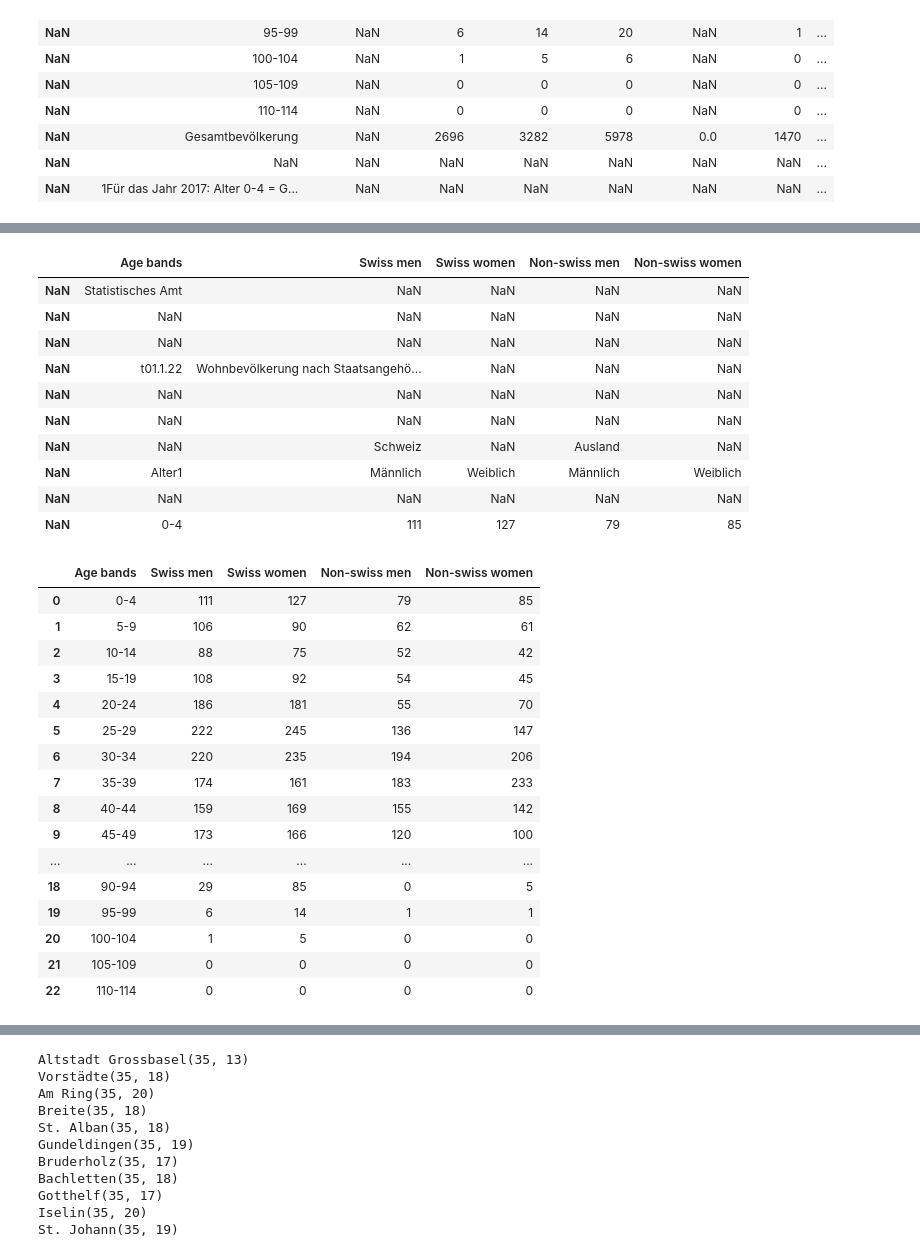
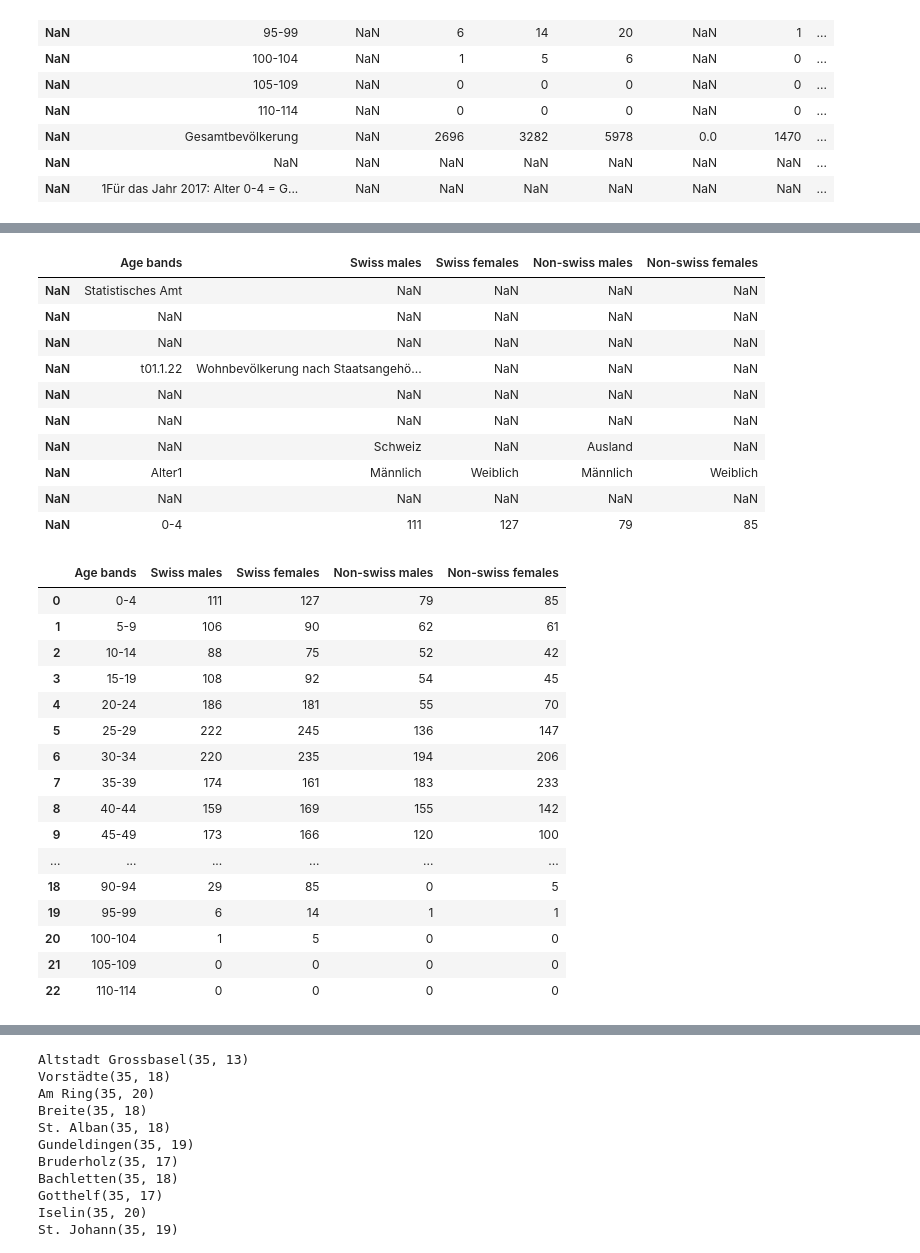
Before and after one commit to scrambldchannel/TaxationInequality, a Jupyter notebook: code/data cleansing/Cleaning t01-1-22_Alter und Wohnviertel.ipynb, the cells around one changed output, grey strips where cells are left out. Saved outputs shown, nothing was run; the diff lists cells and outputs as text; code cells hidden in the pictures.

```diff
--- a/code/data cleansing/Cleaning t01-1-22_Alter und Wohnviertel.ipynb
+++ b/code/data cleansing/Cleaning t01-1-22_Alter und Wohnviertel.ipynb
@@ -129,17 +103,17 @@ Let's try to drop the irrelevant rows and columns for a single sheet first and t
 # %%
 # first pull the entire Breite sheet into a dataframe variable
 df = data.parse('Breite')
 
 # rename the columns ones we want to retain
-df.rename(columns={'Präsidialdepartement des Kantons Basel-Stadt': 'Age bands', 'Unnamed: 2' : 'Swiss men', 'Unnamed: 3' : 'Swiss women', 'Unnamed: 6' : 'Non-swiss men', 'Unnamed: 7' : 'Non-swiss women'}, inplace = True)
+df.rename(columns={'Präsidialdepartement des Kantons Basel-Stadt': 'Age bands', 'Unnamed: 2' : 'Swiss males', 'Unnamed: 3' : 'Swiss females', 'Unnamed: 6' : 'Non-swiss males', 'Unnamed: 7' : 'Non-swiss females'}, inplace = True)
 
 # drop those we don't want
 df.drop(['Unnamed: 1', 'Unnamed: 4', 'Unnamed: 5', 'Unnamed: 8', 'Unnamed: 9', 'Unnamed: 10', 'Unnamed: 11', 'Unnamed: 12', 'Unnamed: 13', 'Unnamed: 14',
        'Unnamed: 15', 'Unnamed: 16', 'Unnamed: 17'], axis = 1, inplace = True)
 
 df.head(10)
 # %% [output]
-|  | Age bands | Swiss men | Swiss women | Non-swiss men | Non-swiss women |
+|  | Age bands | Swiss males | Swiss females | Non-swiss males | Non-swiss females |
 | NaN | Statistisches Amt | NaN | NaN | NaN | NaN |
 | NaN | NaN | NaN | NaN | NaN | NaN |
 | NaN | NaN | NaN | NaN | NaN | NaN |
@@ -166,7 +140,7 @@ df.reset_index(inplace = True, drop = True)
 # now our dataframe looks like this
 df
 # %% [output]
-|  | Age bands | Swiss men | Swiss women | Non-swiss men | Non-swiss women |
+|  | Age bands | Swiss males | Swiss females | Non-swiss males | Non-swiss females |
 | 0 | 0-4 | 111 | 127 | 79 | 85 |
 | 1 | 5-9 | 106 | 90 | 62 | 61 |
 | 2 | 10-14 | 88 | 75 | 52 | 42 |
```
Also changed, not shown: parts of 12 cells of this notebook, 2 other files.
